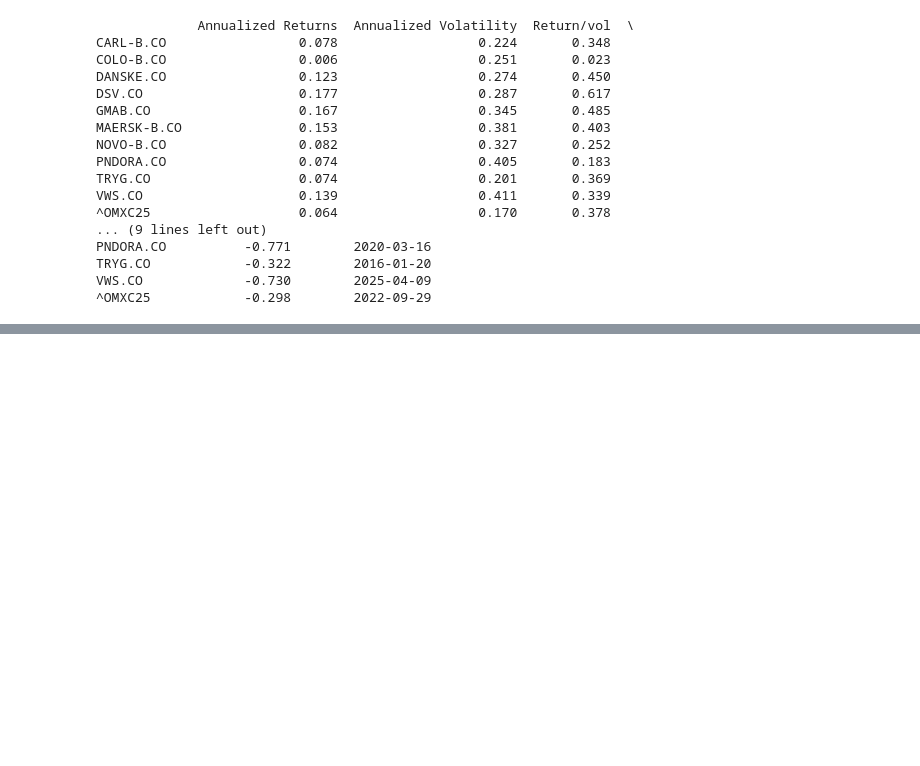
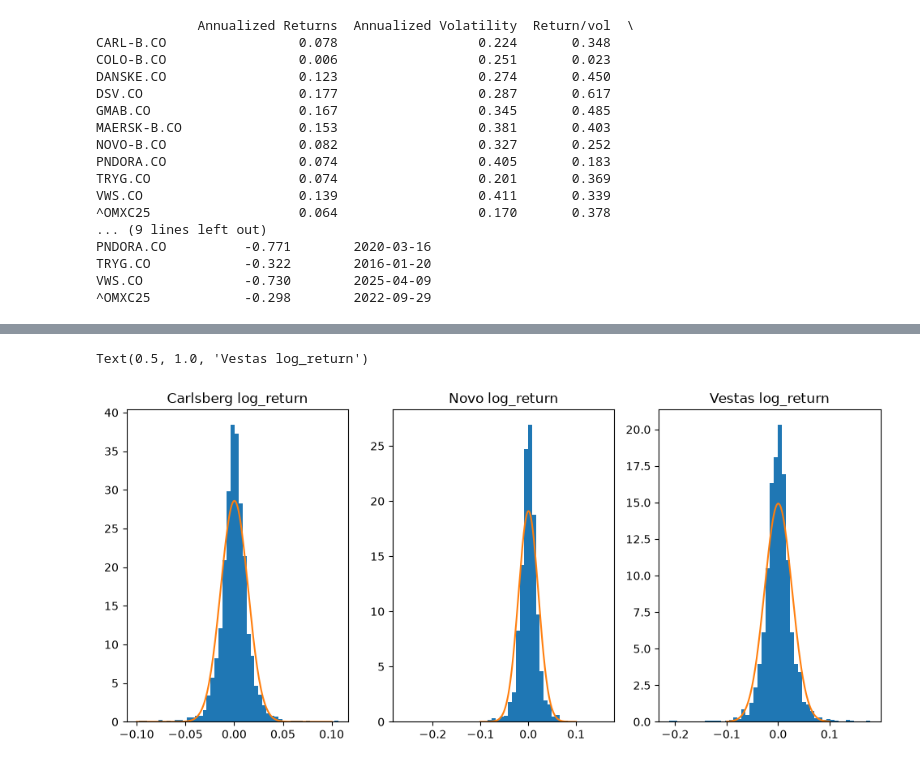
Before and after one commit to MortenKleist/Quant-trading, a Jupyter notebook: src/notebooks/module1.ipynb, the cells around one changed output, grey strips where cells are left out. Cells and saved outputs as stored; diff of their text form; code cells hidden in the pictures; blank space fills up the shorter version.

```diff
--- a/src/notebooks/module1.ipynb
+++ b/src/notebooks/module1.ipynb
@@ -358,0 +384,20 @@ VWS.CO             -0.730        2025-04-09
+# %%
+from scipy.stats import skew, kurtosis
+prices = pd.read_csv('../data/prices.csv',index_col=0, parse_dates=True)
+log_returns_ = log_returns(prices).dropna()
+
+means = log_returns_.mean()
+stds = log_returns_.std()
+skews = log_returns_.skew()
+kurtosiss = log_returns_.kurtosis()
+
+summary_data = {
+    "Mean": means,
+    "Standard dev": stds,
+    "Skewness": skews,
+    "Kurtosis": kurtosiss,
+}
+
+df_summary = pd.DataFrame(summary_data).T
+
+print(df_summary)
@@ -358,0 +416,21 @@ VWS.CO             -0.730        2025-04-09
+# %%
+import matplotlib.pyplot as plt
+from scipy.stats import norm, probplot
+
+fig, ax = plt.subplots(1, 3, figsize=(12,5))
+
+x = np.linspace(-0.1, 0.1, 200)
+ax[0].hist(log_returns_['CARL-B.CO'], bins=50, density=True)
+ax[0].plot(x, norm.pdf(x, 0.000256, 0.013957))
+ax[0].set_title('Carlsberg log_return')
+
+ax[1].hist(log_returns_['NOVO-B.CO'], bins=50, density=True)
+ax[1].plot(x, norm.pdf(x, 0.000378, 0.020885))
+ax[1].set_title('Novo log_return')
+
+ax[2].hist(log_returns_['VWS.CO'], bins=50, density=True)
+ax[2].plot(x, norm.pdf(x, 0.000379, 0.026720))
+ax[2].set_title('Vestas log_return')
+# %% [output]
+Text(0.5, 1.0, 'Vestas log_return')
+[figure, added]
```
Also changed, not shown: parts of 3 cells of this notebook, 7 other files.
